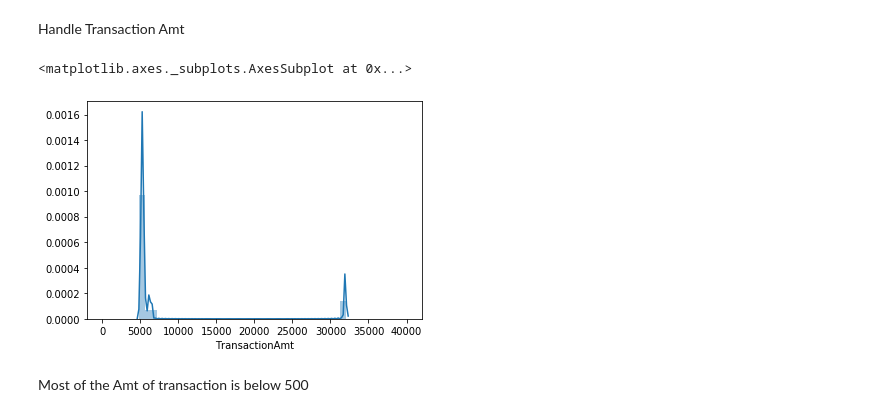
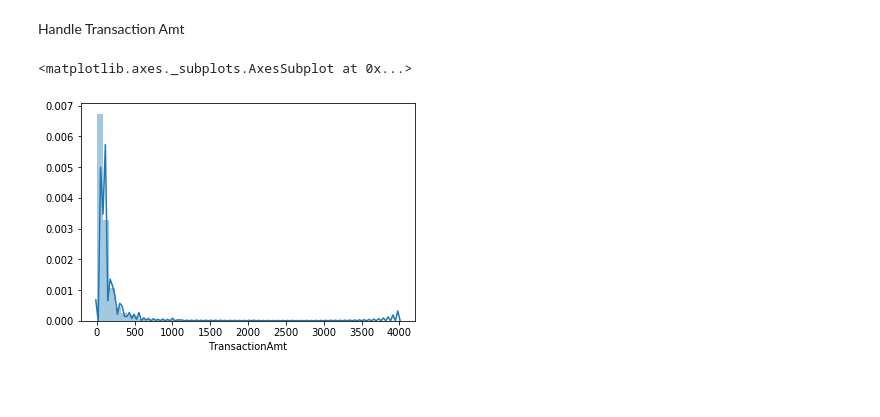
Before and after one commit to jasonliu2050/transiction_fraud, a Jupyter notebook: yifan/TransactionAmt.ipynb, the cells around one changed output. Saved outputs shown, nothing was run; the diff lists cells and outputs as text; code cells hidden in the pictures; blank space fills up the shorter version.

```diff
--- a/yifan/TransactionAmt.ipynb
+++ b/yifan/TransactionAmt.ipynb
@@ -22,10 +21,8 @@ filtered = g[(g >= 0) & (g < 40000)]
 # %%
 #check the displot for this column
-g = train_txn['TransactionAmt']
-filtered = g[(g >= 5000) & (g < 40000)]
-sns.distplot(filtered, kde=True, hist=True, hist_kws={"range": [0,40000]})
+filtered = g[(g >= 0) & (g < 4000)]
+sns.distplot(filtered, kde=True, hist=True, hist_kws={"range": [0,4000]})
+#we can see the long_tail which is the outlier
 # %% [output]
 <matplotlib.axes._subplots.AxesSubplot at 0x...>
-[figure, old version]
+[figure, new version]
-# %% [markdown]
-Most of the Amt of transaction is below 500
```
Also changed, not shown: parts of 13 cells of this notebook.
